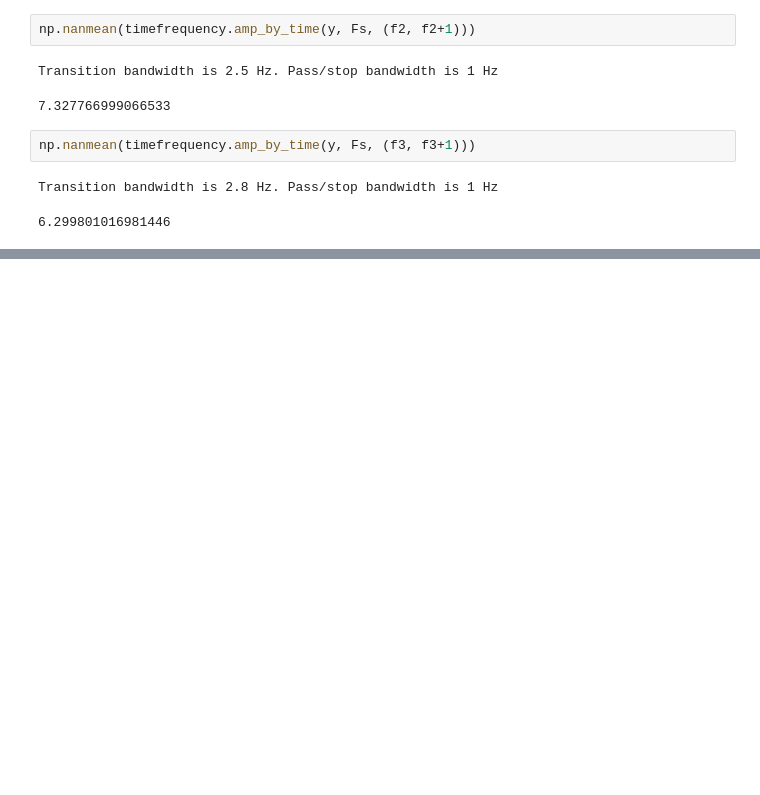
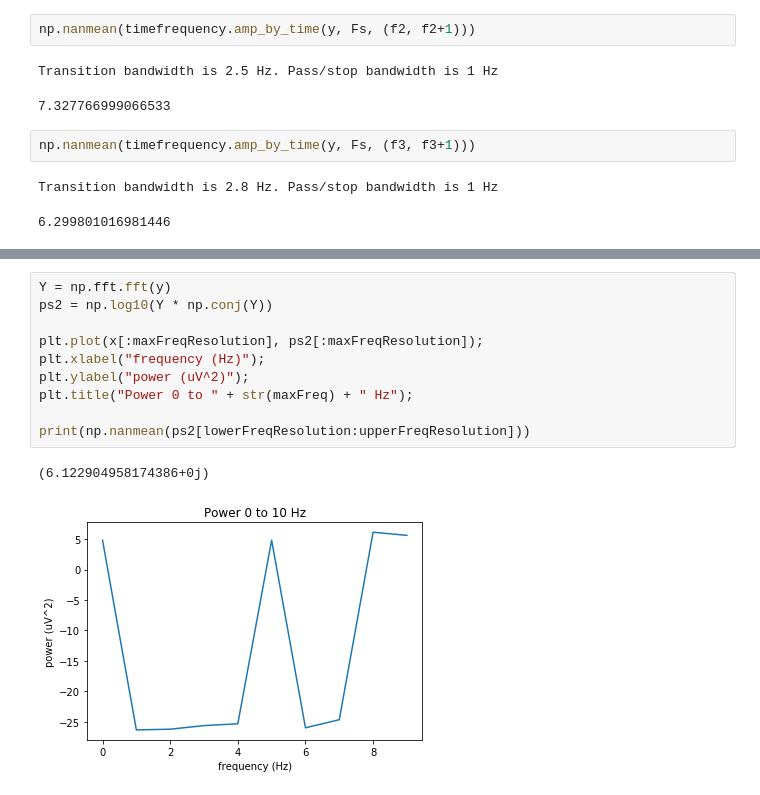
Before and after one commit to ArcadeShrimp/BrainWave, a Jupyter notebook: Playground_Power_Calculations.ipynb, the cells around one changed output, grey strips where cells are left out. Drawn from its saved outputs; the diff is of its cells as text; blank space fills up the shorter version.

```diff
--- a/Playground_Power_Calculations.ipynb
+++ b/Playground_Power_Calculations.ipynb
@@ -61,0 +62,13 @@ print(np.nanmean(ps[lowerFreqResolution:upperFreqResolution]))
+# %%
+Y = np.fft.fft(y)
+ps2 = np.log10(Y * np.conj(Y))
+
+plt.plot(x[:maxFreqResolution], ps2[:maxFreqResolution]);
+plt.xlabel("frequency (Hz)");
+plt.ylabel("power (uV^2)");
+plt.title("Power 0 to " + str(maxFreq) + " Hz");
+
+print(np.nanmean(ps2[lowerFreqResolution:upperFreqResolution]))
+# %% [output]
+(6.122904958174386+0j)
+[figure, added]
```
Also changed, not shown: parts of 1 cell of this notebook, 1 other file.
